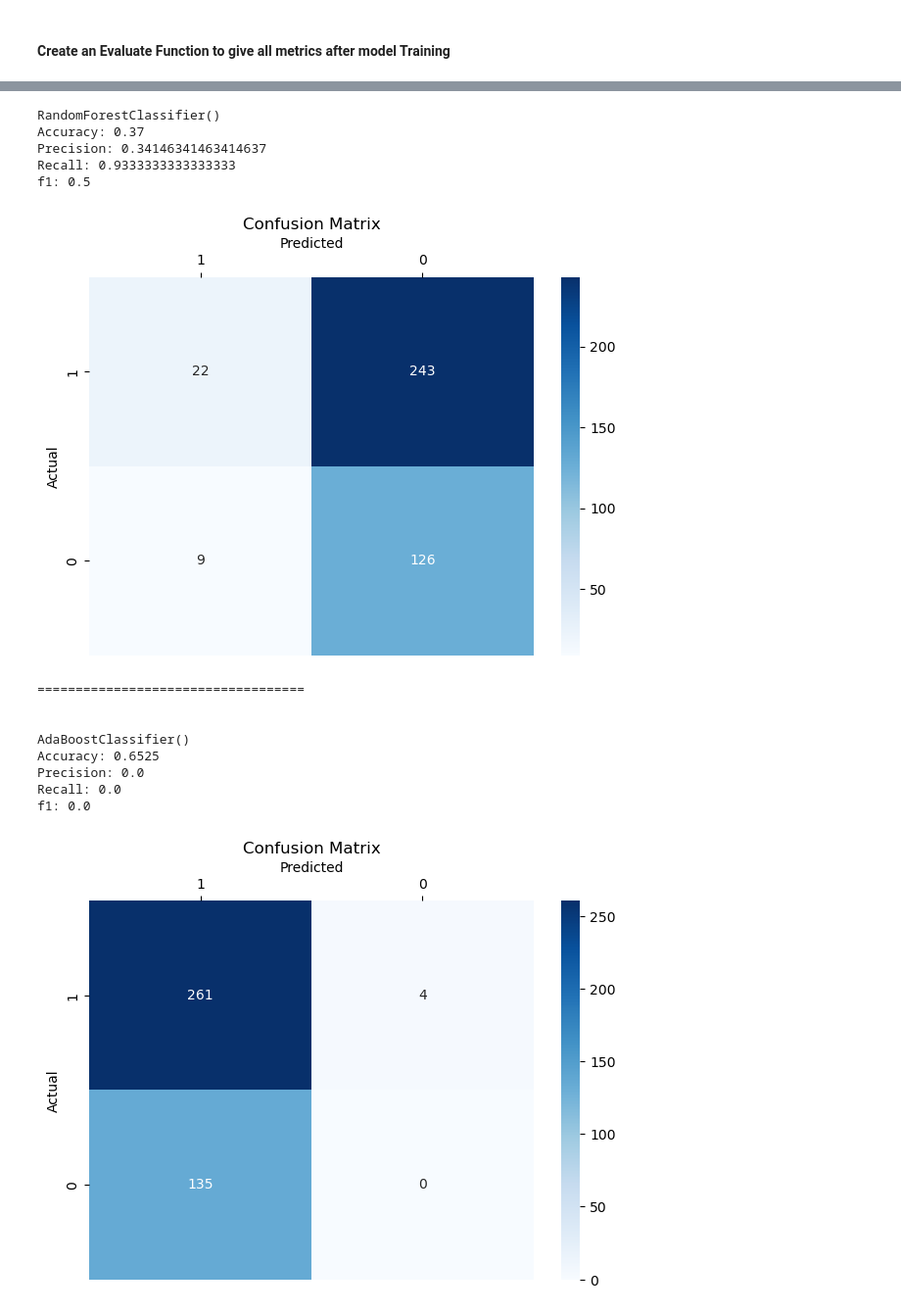
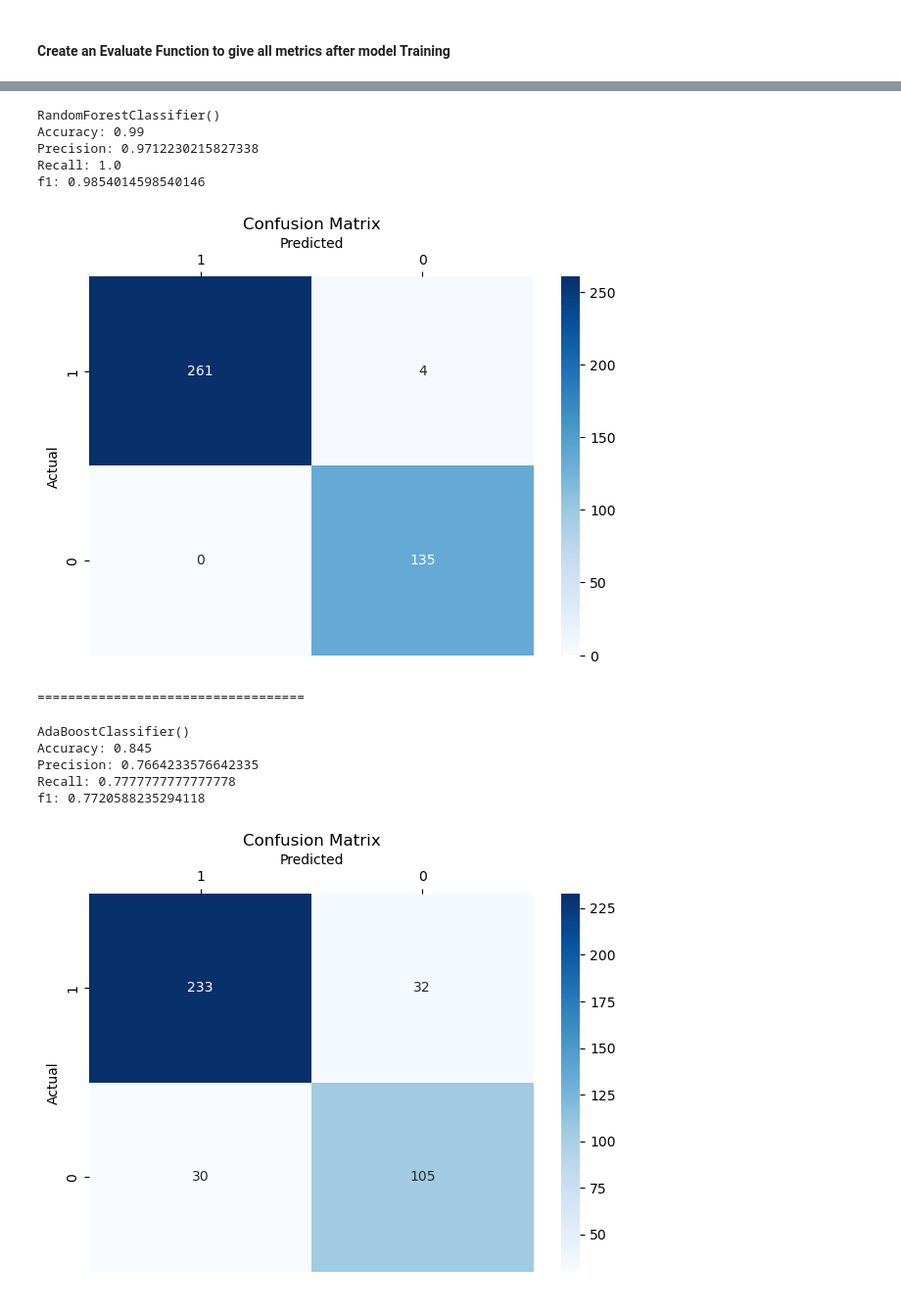
Before and after one commit to RiyadspX/Diabetes-Prediction-End-to-End, a Jupyter notebook: notebooks/MODEL TRAINING.ipynb, the cells around one changed output, grey strips where cells are left out. Shown at 98% size. Saved outputs shown, nothing was run; the diff lists cells and outputs as text; code cells hidden in the pictures.

Commit message:
data transfo and model trainer completed

```diff
--- a/notebooks/MODEL TRAINING.ipynb
+++ b/notebooks/MODEL TRAINING.ipynb
@@ -18,3 +18,6 @@ from sklearn.model_selection import learning_curve
 #### Import the CSV Data as Pandas DataFrame
 # %%
 data = pd.read_csv("dataset\kaggle_diabetes.csv")
+# %%
+data = data.drop_duplicates()
+data.shape
@@ -41,8 +46,8 @@ from sklearn.compose import ColumnTransformer
 def data_transformation(X_fit, X_tf):
 
     # Splitting Data into numerical and categorical
-    cat_features = X_fit.select_dtypes(include="object").columns
-    num_features = X_fit.select_dtypes(exclude="object").columns
+    cat_features = list(X_fit.select_dtypes(include="object").columns)
+    num_features = list(X_fit.select_dtypes(exclude="object").columns)
     #print(num_features)
     #print(cat_features)
 
@@ -79,7 +84,7 @@ from sklearn.metrics import (
 
 
 
-def evaluate_model(model, X_train, Y_train, Y_test, Y_pred):
+def evaluate_model(Y_test, Y_pred):
 
     accuracy = accuracy_score(Y_test, Y_pred)
     precision = precision_score(Y_test, Y_pred)
@@ -105,6 +107,7 @@ from sklearn.ensemble import RandomForestClassifier, AdaBoostClassifier
 from sklearn.svm import SVC
 from sklearn.neighbors import KNeighborsClassifier
 from sklearn.pipeline import make_pipeline
+from sklearn.model_selection import cross_val_score
 from sklearn.feature_selection import SelectKBest, f_classif
 from sklearn.preprocessing import PolynomialFeatures, StandardScaler
 
@@ -115,7 +118,7 @@ models = {'RandomForest': RandomForestClassifier(),
                  }
 
 
-def trainning_models(models, X_train, Y_train):
+def trainning_models(models, X_train, Y_train, X_test, Y_test):
     for i in range(len(list(models))):
         model = list(models.values())[i]
         model.fit(X_train, Y_train) # Train model
@@ -161,20 +164,18 @@ def Learning_curve(models, X_train, Y_train):
         plt.legend()
         plt.show()
 # %%
-trainning_models(models, X_train_tf, Y_train.to_numpy())
+trainning_models(models, X_train_tf, Y_train.to_numpy(), X_test_tf, Y_test)
 # %% [output]
 RandomForestClassifier()
-Accuracy: 0.37
-Precision: 0.34146341463414637
-Recall: 0.9333333333333333
-f1: 0.5
+Accuracy: 0.99
+Precision: 0.9712230215827338
+Recall: 1.0
+f1: 0.9854014598540146
-[figure, old version]
+[figure, new version]
 ===================================
-
-
-AdaBoostClassifier()
-Accuracy: 0.6525
-Precision: 0.0
-Recall: 0.0
-f1: 0.0
+AdaBoostClassifier()
+Accuracy: 0.845
+Precision: 0.7664233576642335
+Recall: 0.7777777777777778
+f1: 0.7720588235294118
-[figure, old version]
+[figure, new version]
```
Also changed, not shown: parts of 21 cells of this notebook, 22 other files.
